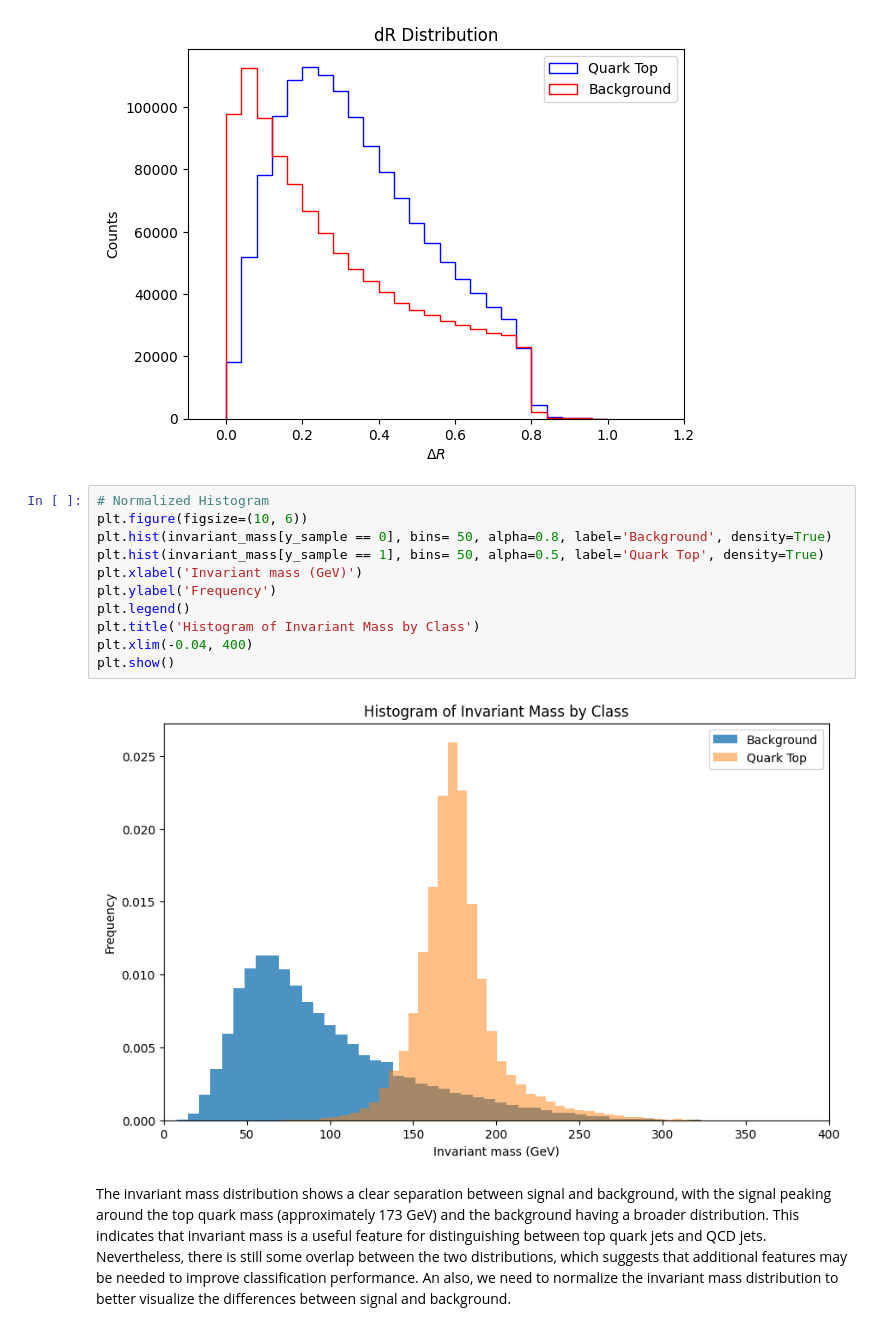
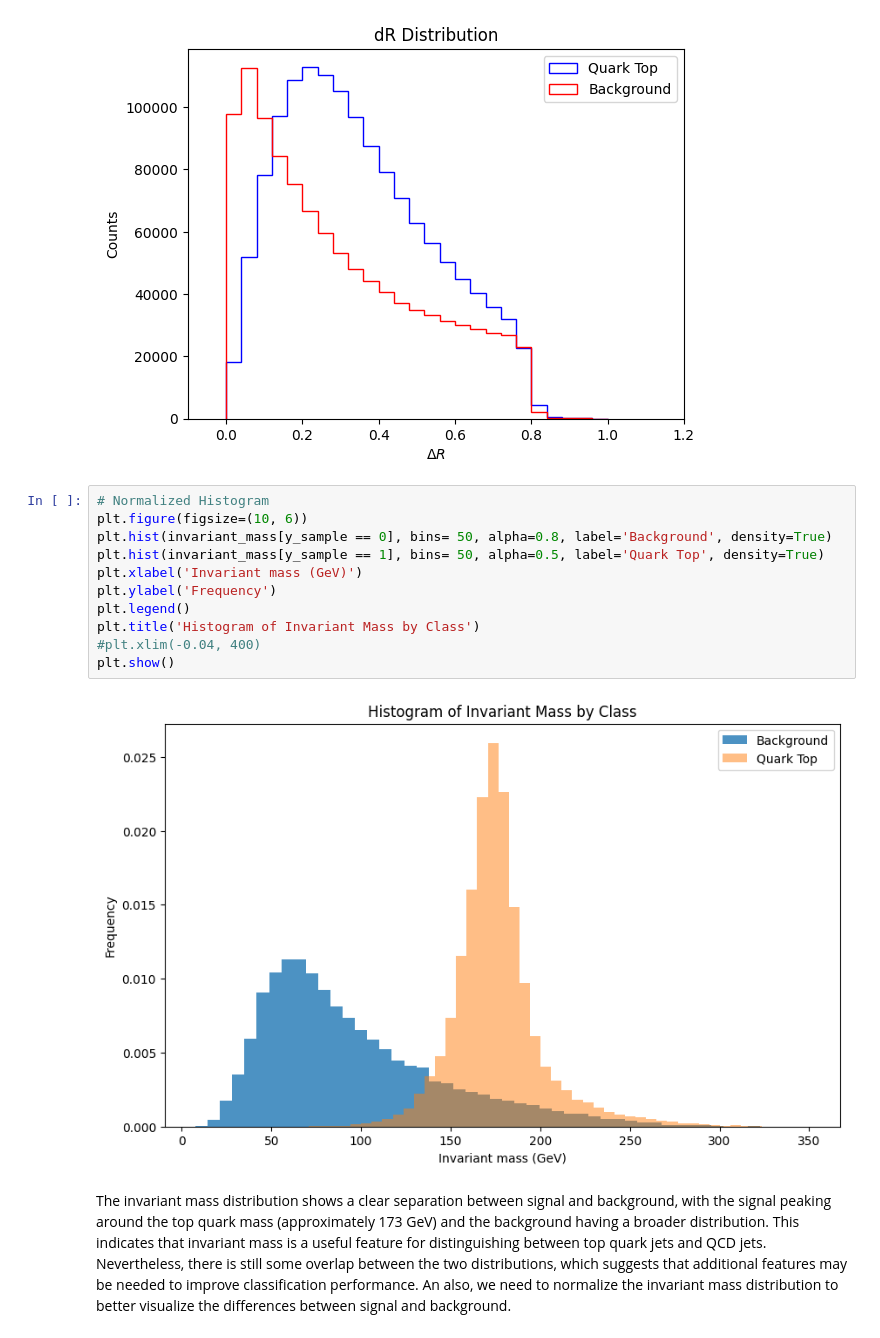
Before and after one commit to Jorge-1501/QKANs-ML4SCI_2026, a Jupyter notebook: notebooks/EDA_top.ipynb, the cells around one changed output. Drawn from its saved outputs; the diff is of its cells as text.

```diff
--- a/notebooks/EDA_top.ipynb
+++ b/notebooks/EDA_top.ipynb
@@ -316,16 +316,16 @@ plt.show()
 # %%
 # Normalized Histogram
 plt.figure(figsize=(10, 6))
 plt.hist(invariant_mass[y_sample == 0], bins= 50, alpha=0.8, label='Background', density=True)
 plt.hist(invariant_mass[y_sample == 1], bins= 50, alpha=0.5, label='Quark Top', density=True)
 plt.xlabel('Invariant mass (GeV)')
 plt.ylabel('Frequency')
 plt.legend()
 plt.title('Histogram of Invariant Mass by Class')
-plt.xlim(-0.04, 400)
+#plt.xlim(-0.04, 400)
 plt.show()
 # %% [output]
-[figure, old version]
+[figure, new version]
 # %% [markdown]
 The invariant mass distribution shows a clear separation between signal and background, with the signal peaking around the top quark mass (approximately 173 GeV) and the background having a broader distribution. This indicates that invariant mass is a useful feature for distinguishing between top quark jets and QCD jets. Nevertheless, there is still some overlap between the two distributions, which suggests that additional features may be needed to improve classification performance. An also, we need to normalize the invariant mass distribution to better visualize the differences between signal and background.
 # %%
```
Also changed, not shown: parts of 15 cells of this notebook.
